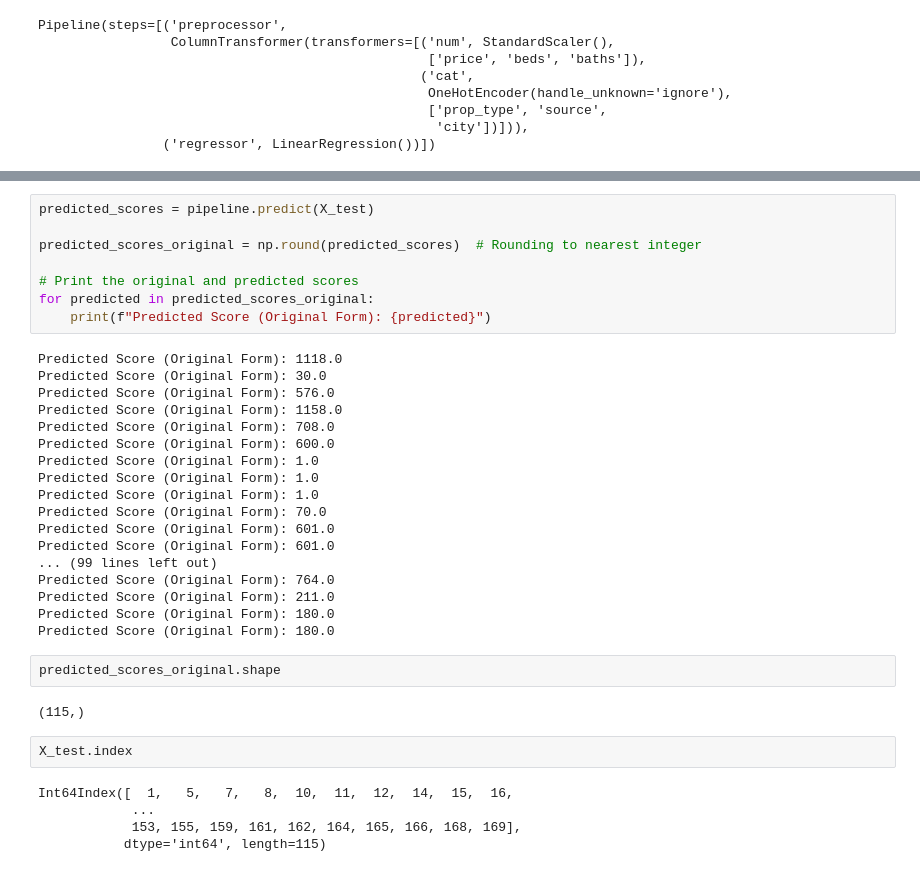
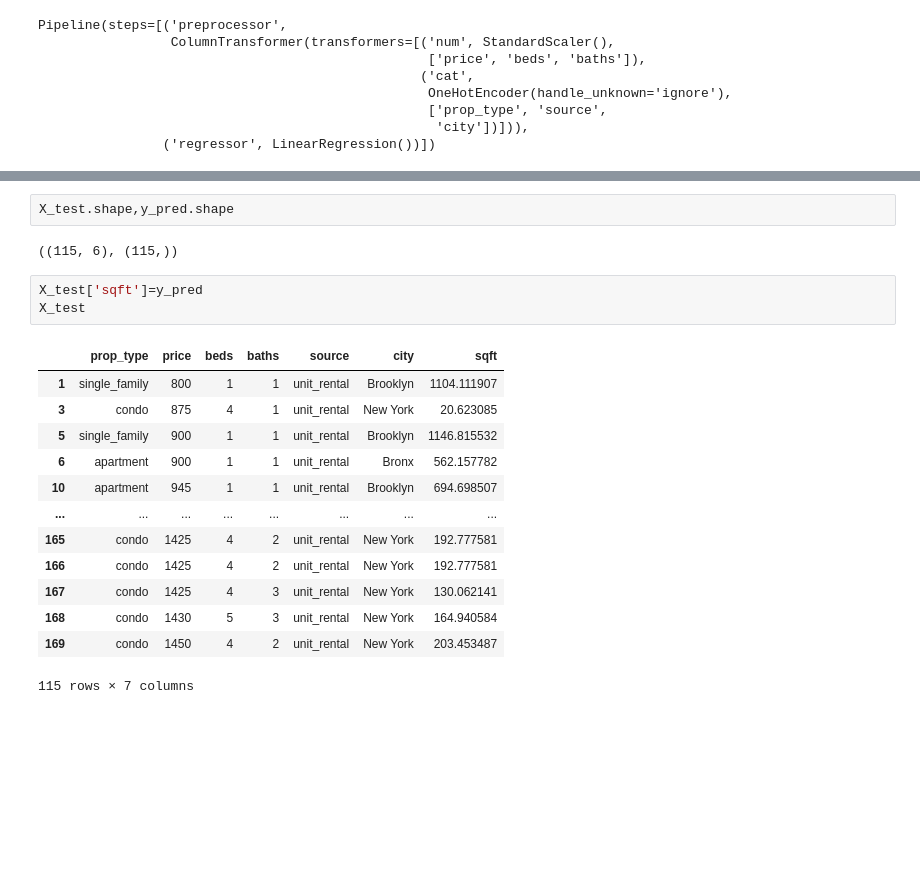
Before and after one commit to ShubhPundir/Rental-Apartment-Analysis, a Jupyter notebook: Data Collection.ipynb, the cells around one changed output, grey strips where cells are left out. Drawn from its saved outputs; the diff is of its cells as text; blank space fills up the shorter version.

```diff
--- a/Data Collection.ipynb
+++ b/Data Collection.ipynb
@@ -355,37 +356,21 @@ array([1.11781043e+03, 3.03905764e+01, 5.76225781e+02, 1.15755237e+03,
-# %%
-predicted_scores = pipeline.predict(X_test)
-
-predicted_scores_original = np.round(predicted_scores)  # Rounding to nearest integer
-
-# Print the original and predicted scores
-for predicted in predicted_scores_original:
-    print(f"Predicted Score (Original Form): {predicted}")
-# %% [output]
-Predicted Score (Original Form): 1118.0
-Predicted Score (Original Form): 30.0
-Predicted Score (Original Form): 576.0
-Predicted Score (Original Form): 1158.0
-Predicted Score (Original Form): 708.0
-Predicted Score (Original Form): 600.0
-Predicted Score (Original Form): 1.0
-Predicted Score (Original Form): 1.0
-Predicted Score (Original Form): 1.0
-Predicted Score (Original Form): 70.0
-Predicted Score (Original Form): 601.0
-Predicted Score (Original Form): 601.0
-... (99 lines left out)
-Predicted Score (Original Form): 764.0
-Predicted Score (Original Form): 211.0
-Predicted Score (Original Form): 180.0
-Predicted Score (Original Form): 180.0
-# %%
-predicted_scores_original.shape
-# %% [output]
-(115,)
-# %%
-X_test.index
-# %% [output]
-Int64Index([  1,   5,   7,   8,  10,  11,  12,  14,  15,  16,
-            ...
-            153, 155, 159, 161, 162, 164, 165, 166, 168, 169],
-           dtype='int64', length=115)
+# %%
+X_test.shape,y_pred.shape
+# %% [output]
+((115, 6), (115,))
+# %%
+X_test['sqft']=y_pred
+X_test
+# %% [output]
+|  | prop_type | price | beds | baths | source | city | sqft |
+| 1 | single_family | 800 | 1 | 1 | unit_rental | Brooklyn | 1104.111907 |
+| 3 | condo | 875 | 4 | 1 | unit_rental | New York | 20.623085 |
+| 5 | single_family | 900 | 1 | 1 | unit_rental | Brooklyn | 1146.815532 |
+| 6 | apartment | 900 | 1 | 1 | unit_rental | Bronx | 562.157782 |
+| 10 | apartment | 945 | 1 | 1 | unit_rental | Brooklyn | 694.698507 |
+| ... | ... | ... | ... | ... | ... | ... | ... |
+| 165 | condo | 1425 | 4 | 2 | unit_rental | New York | 192.777581 |
+| 166 | condo | 1425 | 4 | 2 | unit_rental | New York | 192.777581 |
+| 167 | condo | 1425 | 4 | 3 | unit_rental | New York | 130.062141 |
+| 168 | condo | 1430 | 5 | 3 | unit_rental | New York | 164.940584 |
+| 169 | condo | 1450 | 4 | 2 | unit_rental | New York | 203.453487 |
+115 rows × 7 columns
```
Also changed, not shown: parts of 24 cells of this notebook, 5 other files.
